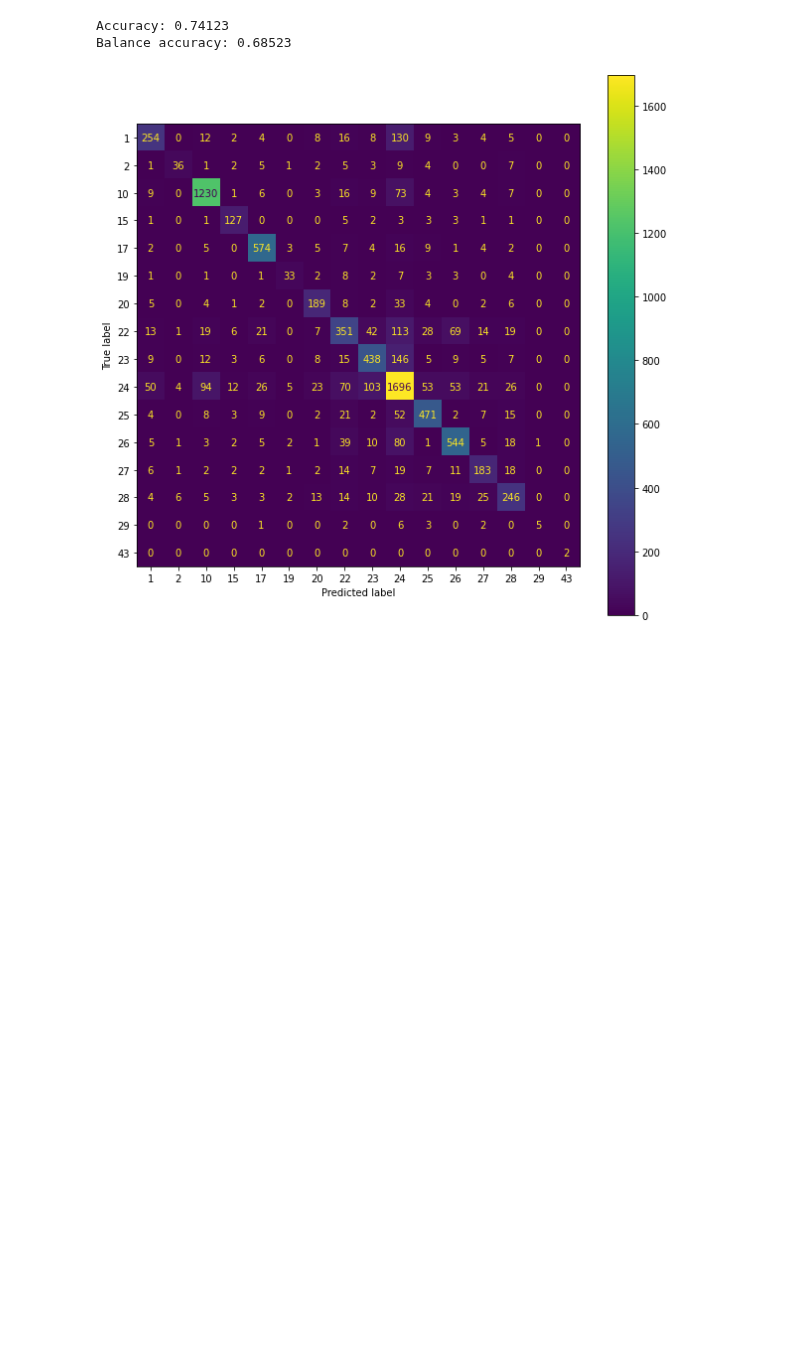
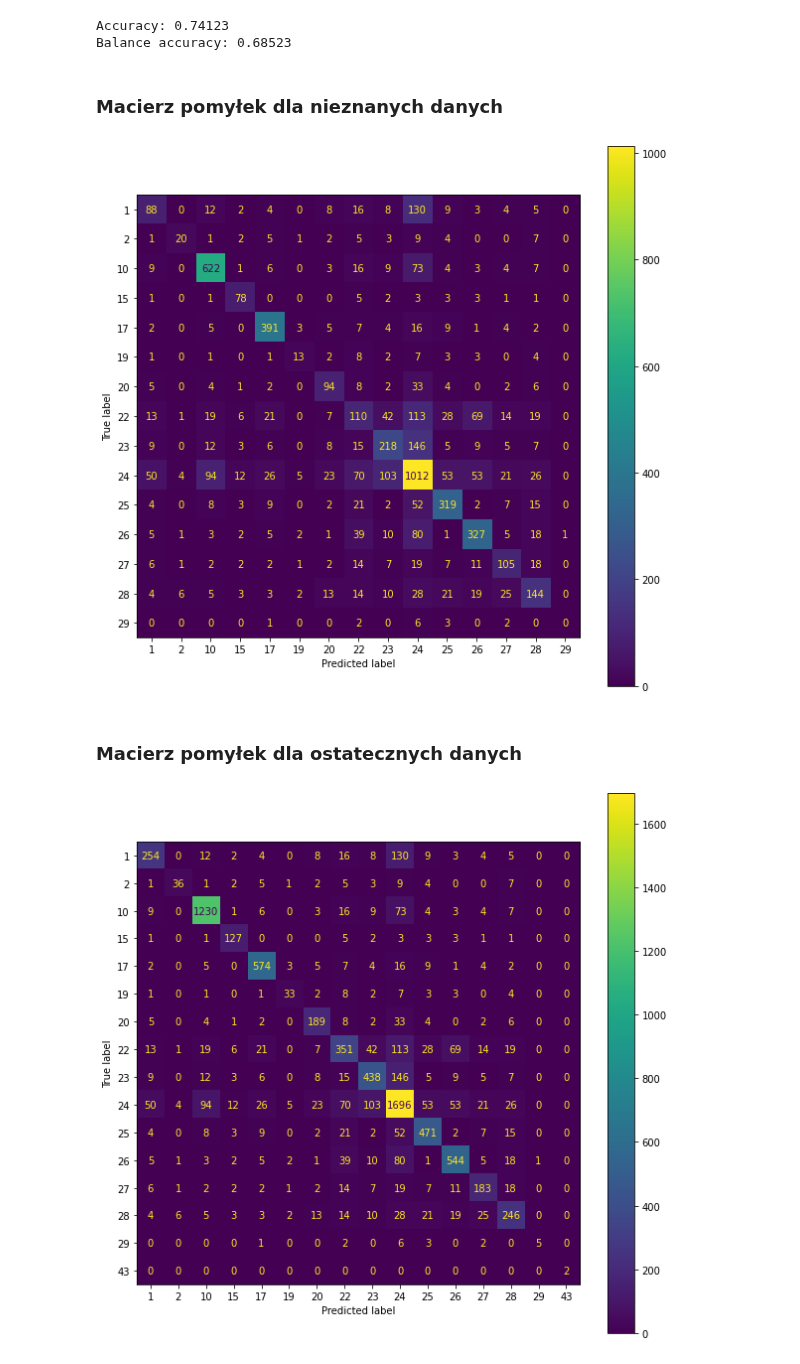
Before and after one commit to AxolotlOfConflagration/yt_trending_videos, a Jupyter notebook: checkpoint4.ipynb, the cells around one changed output. Drawn from its saved outputs; the diff is of its cells as text; code cells hidden in the pictures; blank space fills up the shorter version.

Commit message:
Checpoint 4 confiusion matrix

```diff
--- a/checkpoint4.ipynb
+++ b/checkpoint4.ipynb
@@ -291,6 +291,17 @@ print(f'Balance accuracy: {balanced_accuracy_score(sorted_y_true_df, y_hat):0.5}
 # %% [output]
 Accuracy: 0.74123
 Balance accuracy: 0.68523
+# %% [markdown]
+### Macierz pomyłek dla nieznanych danych
+# %%
+fig, ax = plt.subplots(figsize=(10, 10))
+disp = ConfusionMatrixDisplay(confusion_matrix(y_unkwn.sort_index(), y_unkwn_hat.sort_index()), best_clfs[0].classes_[:-1])
+disp.plot(ax=ax)
+fig.show()
+# %% [output]
+[figure, added]
+# %% [markdown]
+### Macierz pomyłek dla ostatecznych danych
 # %%
 fig, ax = plt.subplots(figsize=(10, 10))
 disp = ConfusionMatrixDisplay(confusion_matrix(sorted_y_true_df, y_hat), best_clfs[0].classes_)
```
